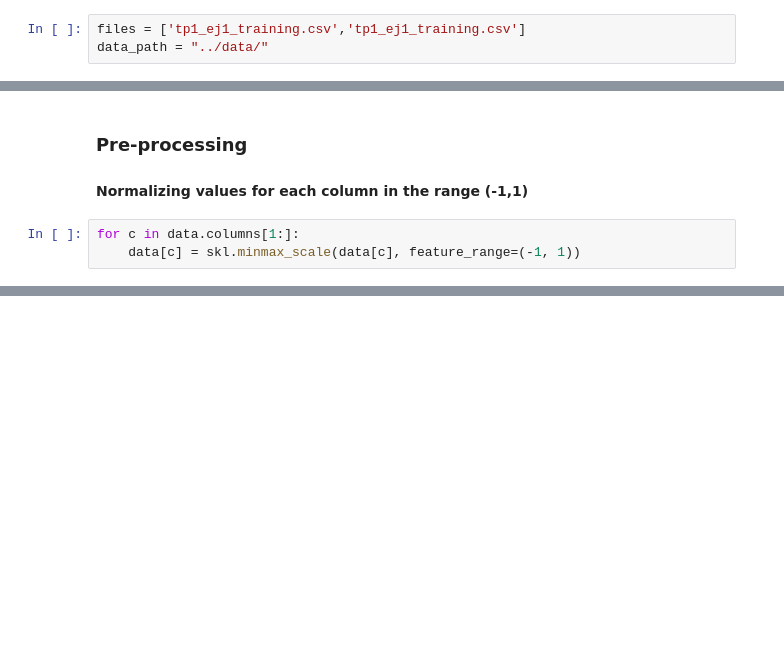
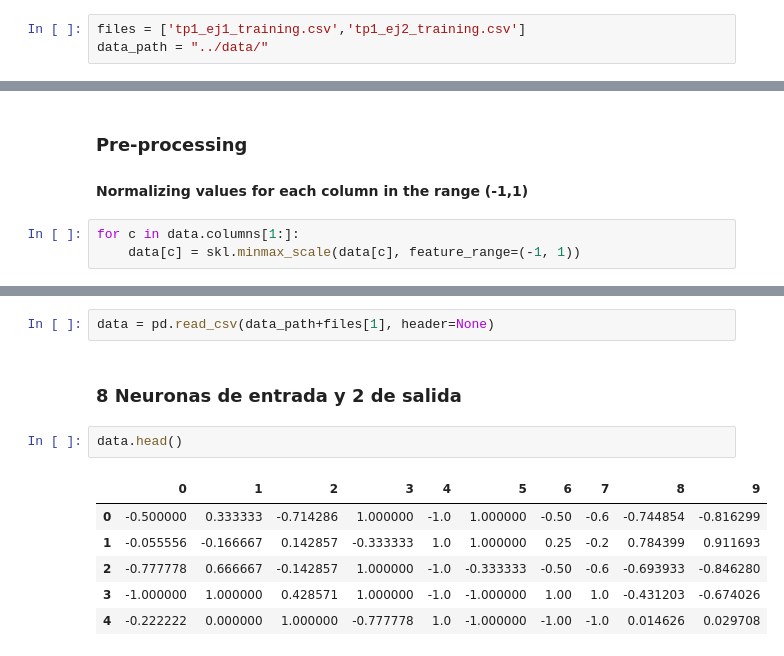
Before and after one commit to pablolp99/tp1-rn2020, a Jupyter notebook: codigo/dev.ipynb, the cells around one changed output, grey strips where cells are left out. Drawn from its saved outputs; the diff is of its cells as text; blank space fills up the shorter version.

```diff
--- a/codigo/dev.ipynb
+++ b/codigo/dev.ipynb
@@ -67,5 +76,5 @@ def train(xp, W, z, lr, epsilon, max_epoch):
 # %%
-files = ['tp1_ej1_training.csv','tp1_ej1_training.csv']
+files = ['tp1_ej1_training.csv','tp1_ej2_training.csv']
 data_path = "../data/"
 # %% [markdown]
 ---
@@ -122,0 +162,13 @@ pass
+# %%
+data = pd.read_csv(data_path+files[1], header=None)
+# %% [markdown]
+### 8 Neuronas de entrada y 2 de salida
+# %%
+data.head()
+# %% [output]
+|  | 0 | 1 | 2 | 3 | 4 | 5 | 6 | 7 | 8 | 9 |
+| 0 | -0.500000 | 0.333333 | -0.714286 | 1.000000 | -1.0 | 1.000000 | -0.50 | -0.6 | -0.744854 | -0.816299 |
+| 1 | -0.055556 | -0.166667 | 0.142857 | -0.333333 | 1.0 | 1.000000 | 0.25 | -0.2 | 0.784399 | 0.911693 |
+| 2 | -0.777778 | 0.666667 | -0.142857 | 1.000000 | -1.0 | -0.333333 | -0.50 | -0.6 | -0.693933 | -0.846280 |
+| 3 | -1.000000 | 1.000000 | 0.428571 | 1.000000 | -1.0 | -1.000000 | 1.00 | 1.0 | -0.431203 | -0.674026 |
+| 4 | -0.222222 | 0.000000 | 1.000000 | -0.777778 | 1.0 | -1.000000 | -1.00 | -1.0 | 0.014626 | 0.029708 |
```
Also changed, not shown: parts of 33 cells of this notebook, 9 other files.
